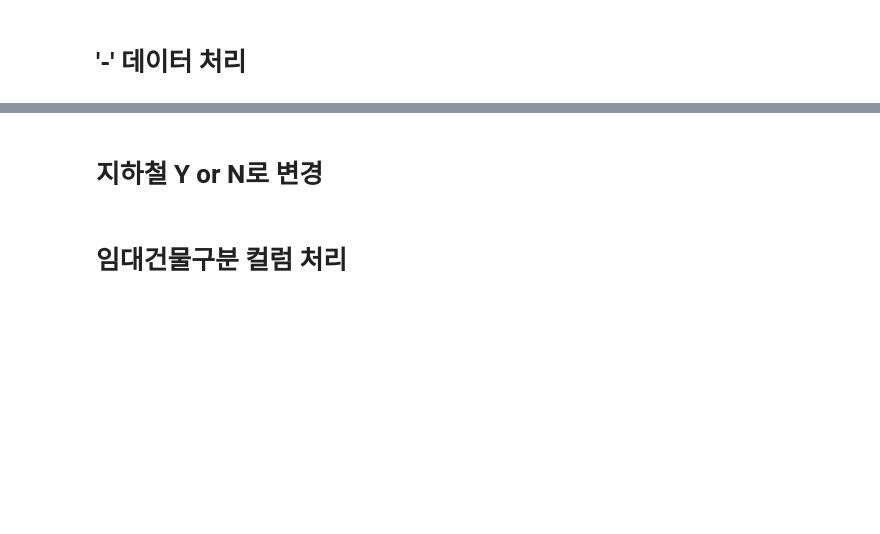
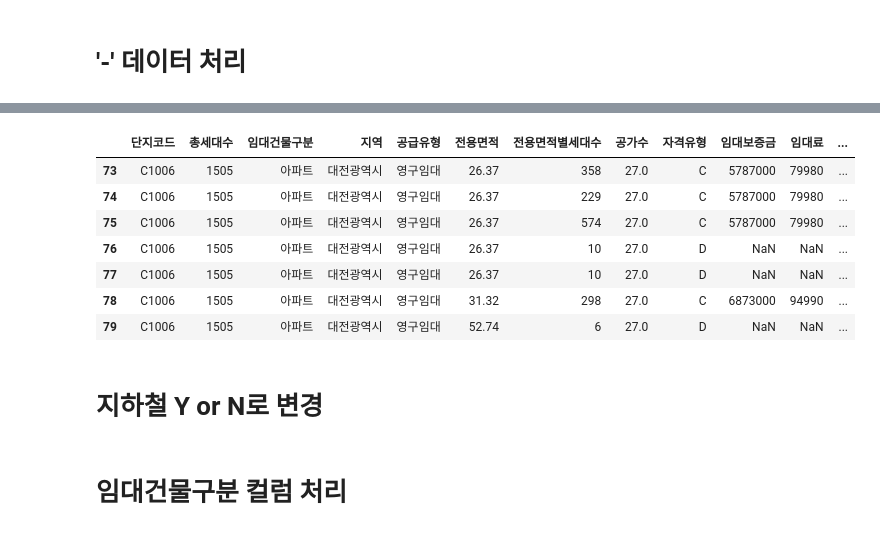
Before and after one commit to EndOfStart/GJ_AI, a Jupyter notebook: Dacon/ParkingDemand/주차수요예측_Remake.ipynb, the cells around one changed output, grey strips where cells are left out. Saved outputs shown, nothing was run; the diff lists cells and outputs as text; code cells hidden in the pictures; blank space fills up the shorter version.

```diff
--- a/Dacon/ParkingDemand/주차수요예측_Remake.ipynb
+++ b/Dacon/ParkingDemand/주차수요예측_Remake.ipynb
@@ -238,3 +271,16 @@ test['임대료'] = test['임대료'].astype(float)
+# %%
+# 1. 자격유형 D의 임대보증금/임대료를 자격유형 C의 임대보증금/임대료를 이용해서 값을 채우는 것이 적합한가?
+# 2. 또 1번이 적절하다면, 차이가 큰 전용면적 52.74짜리의 임대보증금/임대료는 어떻게 채울 것인가?
+test[(test['공급유형']=='영구임대') & (test['지역'] == '대전광역시')]
+# %% [output]
+|  | 단지코드 | 총세대수 | 임대건물구분 | 지역 | 공급유형 | 전용면적 | 전용면적별세대수 | 공가수 | 자격유형 | 임대보증금 | 임대료 | ... |
+| 73 | C1006 | 1505 | 아파트 | 대전광역시 | 영구임대 | 26.37 | 358 | 27.0 | C | 5787000 | 79980 | ... |
+| 74 | C1006 | 1505 | 아파트 | 대전광역시 | 영구임대 | 26.37 | 229 | 27.0 | C | 5787000 | 79980 | ... |
+| 75 | C1006 | 1505 | 아파트 | 대전광역시 | 영구임대 | 26.37 | 574 | 27.0 | C | 5787000 | 79980 | ... |
+| 76 | C1006 | 1505 | 아파트 | 대전광역시 | 영구임대 | 26.37 | 10 | 27.0 | D | NaN | NaN | ... |
+| 77 | C1006 | 1505 | 아파트 | 대전광역시 | 영구임대 | 26.37 | 10 | 27.0 | D | NaN | NaN | ... |
+| 78 | C1006 | 1505 | 아파트 | 대전광역시 | 영구임대 | 31.32 | 298 | 27.0 | C | 6873000 | 94990 | ... |
+| 79 | C1006 | 1505 | 아파트 | 대전광역시 | 영구임대 | 52.74 | 6 | 27.0 | D | NaN | NaN | ... |
 # %% [markdown]
 # 지하철 Y or N로 변경
 # %%
```
Also changed, not shown: parts of 15 cells of this notebook.
